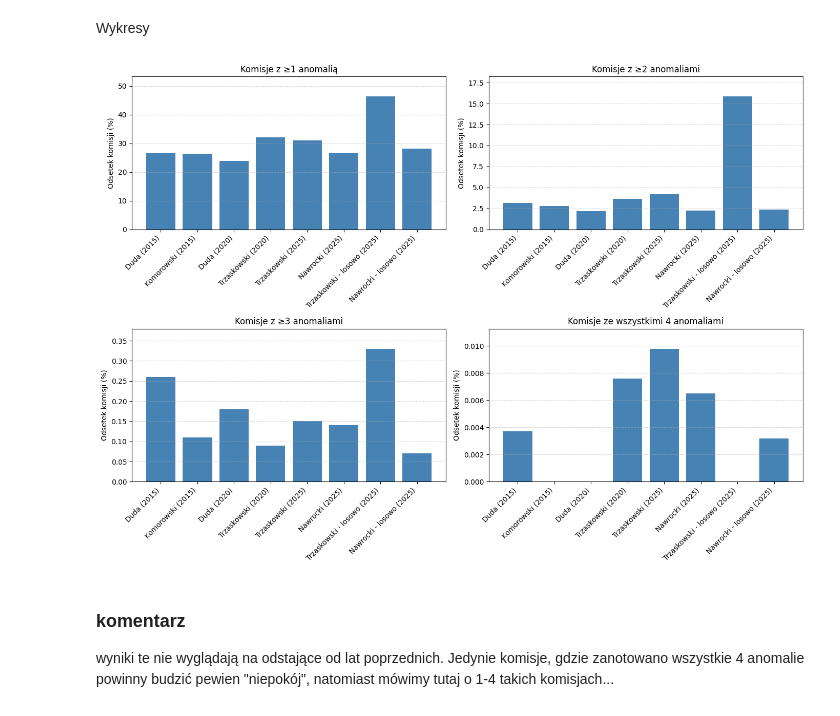
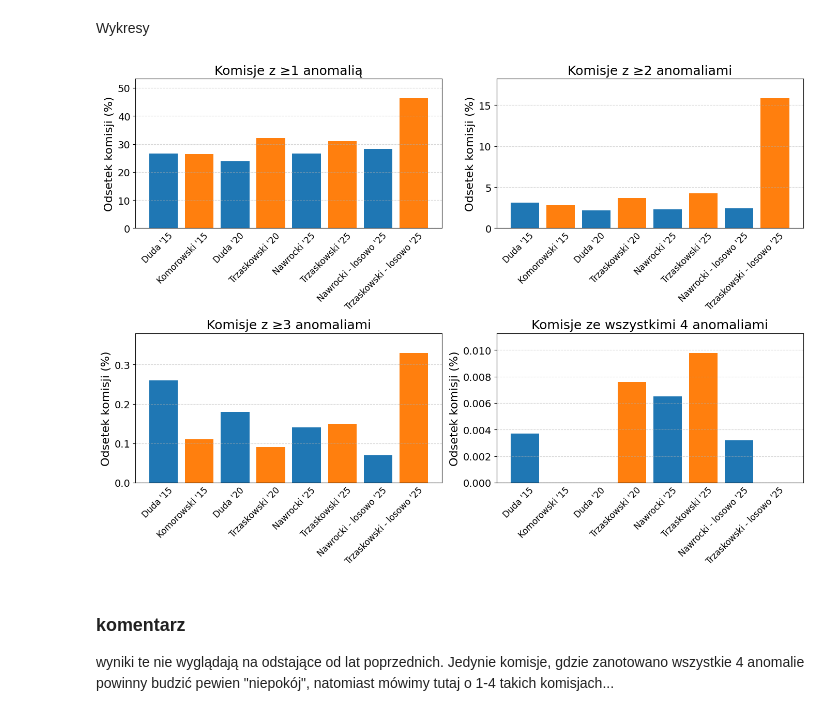
Before and after one commit to ijaniszewski/electoral-anomalies, a Jupyter notebook: analysis/kontek_2025_review/kontek_porownanie.ipynb, the cells around one changed output. Drawn from its saved outputs; the diff is of its cells as text; code cells hidden in the pictures.

Commit message:
fancy chart

```diff
--- a/analysis/kontek_2025_review/kontek_porownanie.ipynb
+++ b/analysis/kontek_2025_review/kontek_porownanie.ipynb
@@ -69,38 +70,52 @@ Wykresy
 # %%
 import matplotlib.pyplot as plt
 
 # Przygotowanie kolumn do wykresów
 percent_cols = {
     "≥1 (%)": "Komisje z ≥1 anomalią",
     "≥2 (%)": "Komisje z ≥2 anomaliami",
     "≥3 (%)": "Komisje z ≥3 anomaliami",
     "≥4 (%)": "Komisje ze wszystkimi 4 anomaliami"
 }
 
-# Tworzenie etykiety kandydata z rokiem np. "Trzaskowski (2025)"
-df["Etykieta"] = df["Kandydat"] + " (" + df["Rok"].astype(str) + ")"
+# Tworzenie etykiety kandydata z rokiem np. "Trzaskowski'25"
+df["Etykieta"] = df["Kandydat"] + " '" + df["Rok"].astype(str).str[-2:]
 
 # Posortuj etykiety po roku, żeby były logicznie
 sorted_df = df.sort_values("Rok")
 
 # Przygotowanie siatki wykresów (2x2)
 fig, axes = plt.subplots(2, 2, figsize=(14, 10))
 axes = axes.flatten()
 
-# Tworzenie wykresów na jednej planszy
+# Tworzenie wykresów na jednej planszy z naprzemiennymi kolorami słupków
 for ax, (col, title) in zip(axes, percent_cols.items()):
-    ax.bar(sorted_df["Etykieta"], sorted_df[col], color="steelblue")
-    ax.set_title(title)
-    ax.set_ylabel("Odsetek komisji (%)")
-    ax.set_xticks(range(len(sorted_df)))
-    ax.set_xticklabels(sorted_df["Etykieta"], rotation=45, ha='right')
+    # Naprzemienne kolory: co drugi słupek pomarańczowy
+    bar_colors = ["tab:orange" if i % 2 else "tab:blue" for i in range(len(sorted_df))]
+
+    ax.bar(sorted_df["Etykieta"], sorted_df[col], color=bar_colors)
+    ax.set_title(title, fontsize=18)
+    ax.set_ylabel("Odsetek komisji (%)", fontsize=16)
+
+    # Przesunięcie etykiet w prawo o 0.3 (możesz dostroić tę wartość)
+    tick_positions = [i + 0.3 for i in range(len(sorted_df))]
+
+    ax.tick_params(axis='y', labelsize=14)
+
+    ax.set_xticks(tick_positions)
+    ax.set_xticklabels(sorted_df["Etykieta"], rotation=45, ha='right', fontsize=12)
+
+    # Ukrycie tick marków (ząbków)
+    ax.tick_params(axis='x', which='both', length=0)
+
+    ax.set_xticklabels(sorted_df["Etykieta"], rotation=45, ha='right', fontsize=12)
     ax.set_ylim(0, sorted_df[col].max() * 1.15)
     ax.grid(axis="y", linestyle="--", alpha=0.5)
 
 plt.tight_layout()
 plt.show()
 # %% [output]
-[figure, old version]
+[figure, new version]
 # %% [markdown]
 ### komentarz
 
```
Also changed, not shown: parts of 3 cells of this notebook, 4 other files.
